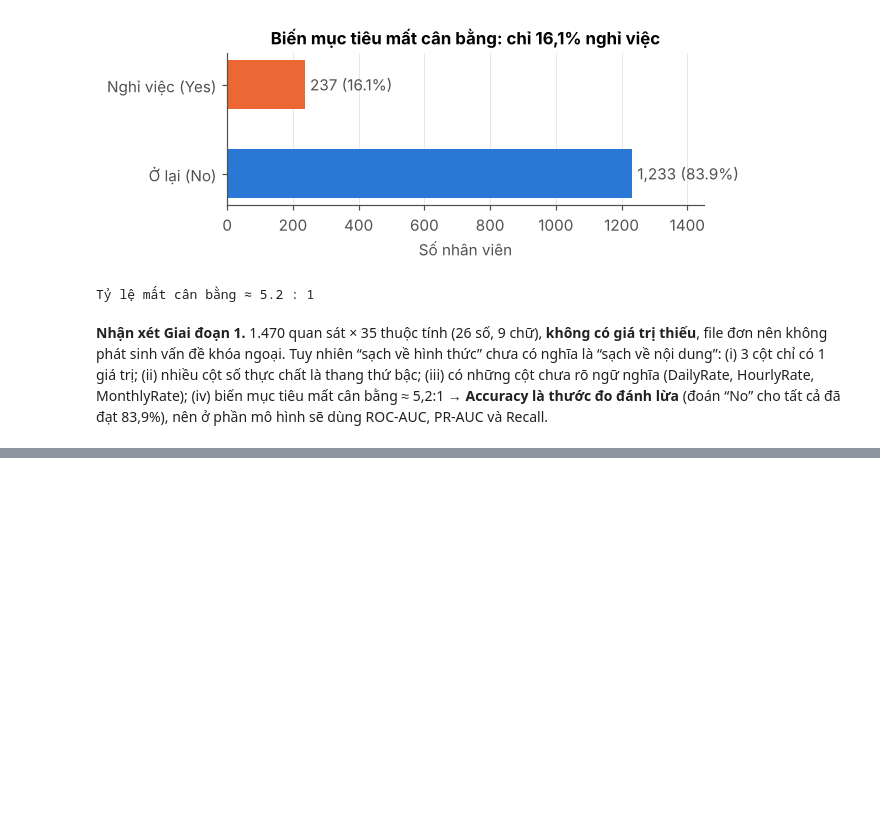
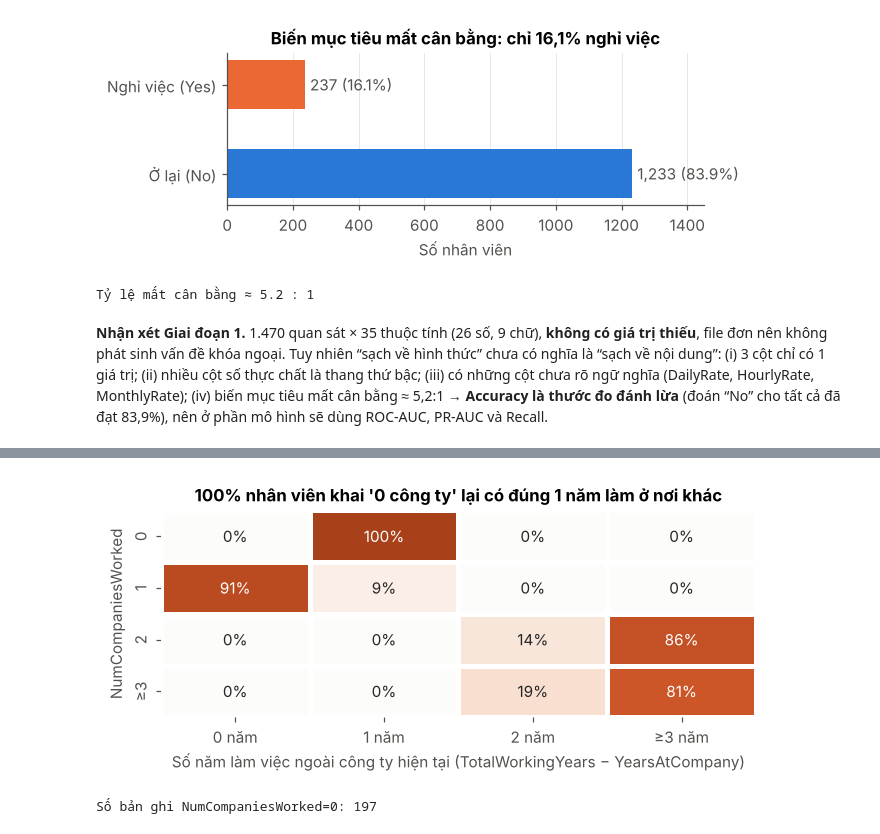
Before and after one commit to trangthu171106/ibm-hr-attrition-analysis, a Jupyter notebook: IBM_HR_Attrition_Analysis.ipynb, the cells around one changed output, grey strips where cells are left out. Saved outputs shown, nothing was run; the diff lists cells and outputs as text; code cells hidden in the pictures; blank space fills up the shorter version.

```diff
--- a/IBM_HR_Attrition_Analysis.ipynb
+++ b/IBM_HR_Attrition_Analysis.ipynb
@@ -196,0 +200,13 @@ Tỷ lệ mất cân bằng ≈ 5.2 : 1
+# %%
+# 2.1 Kiểm tra trùng lặp: trùng toàn bộ dòng, trùng nội dung khi bỏ mã nhân viên, và tính duy nhất của khóa
+df = raw.copy()
+print("Dòng trùng hoàn toàn:", df.duplicated().sum())
+print("Dòng trùng khi bỏ EmployeeNumber:", df.drop(columns="EmployeeNumber").duplicated().sum())
+print("EmployeeNumber là khóa duy nhất:", df["EmployeeNumber"].is_unique)
+
+# Cột hằng (1 giá trị duy nhất) không có khả năng phân biệt → loại bỏ
+constant_cols = [c for c in df.columns if df[c].nunique() == 1]
+print("Cột hằng:", {c: df[c].unique()[0] for c in constant_cols})
+df = df.drop(columns=constant_cols + ["EmployeeNumber"])   # EmployeeNumber chỉ là ID
+df["AttritionFlag"] = (df["Attrition"] == "Yes").astype(int)
+print("Kích thước sau khi loại:", df.shape)
@@ -196,0 +243,15 @@ Tỷ lệ mất cân bằng ≈ 5.2 : 1
+# %%
+# 2.2b Điều tra sâu vi phạm của NumCompaniesWorked: chênh lệch (TotalWorkingYears − YearsAtCompany) theo từng mức
+gap = (df.TotalWorkingYears - df.YearsAtCompany)
+ct = pd.crosstab(df.NumCompaniesWorked.clip(upper=3), gap.clip(upper=3), normalize="index")
+ct.index = ["0", "1", "2", "≥3"]; ct.columns = ["0 năm", "1 năm", "2 năm", "≥3 năm"]
+fig, ax = plt.subplots(figsize=(6.2, 2.9))
+sns.heatmap(ct, annot=True, fmt=".0%", cmap=CMAP_RATE, cbar=False, linewidths=2, linecolor="white", ax=ax)
+ax.set_xlabel("Số năm làm việc ngoài công ty hiện tại (TotalWorkingYears − YearsAtCompany)")
+ax.set_ylabel("NumCompaniesWorked")
+ax.set_title("100% nhân viên khai '0 công ty' lại có đúng 1 năm làm ở nơi khác")
+save(fig, "fig02_numcompanies")
+print("Số bản ghi NumCompaniesWorked=0:", (df.NumCompaniesWorked == 0).sum())
+# %% [output]
+[figure, added]
+Số bản ghi NumCompaniesWorked=0: 197
```
Also changed, not shown: parts of 7 cells of this notebook, 2 other files.
